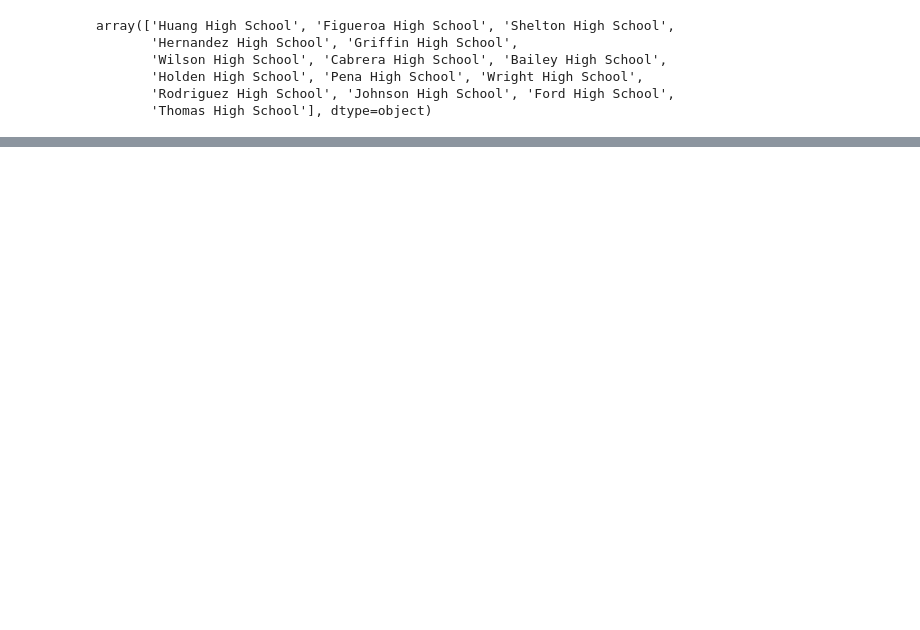
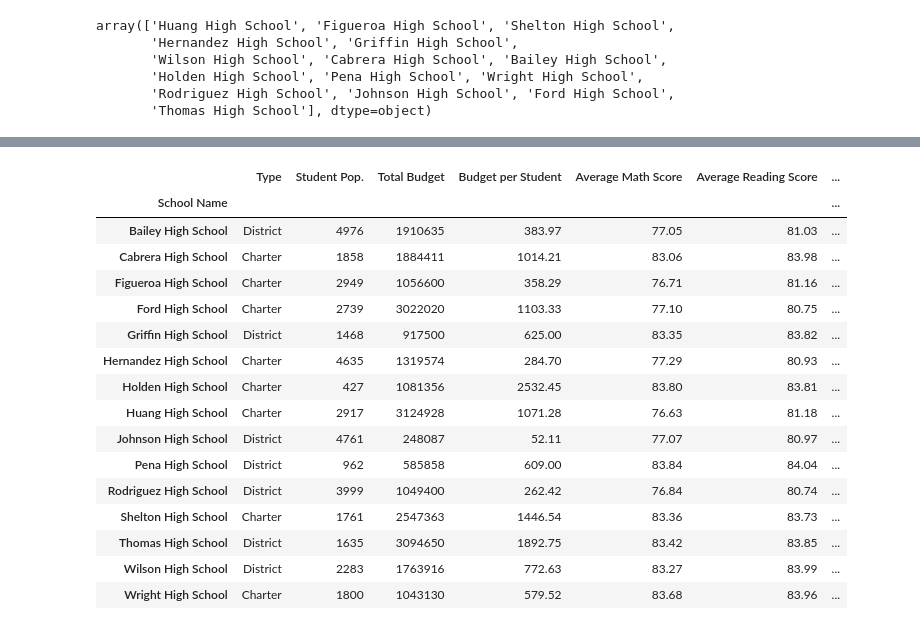
Before and after one commit to summer725/Pandas-Challenge, a Jupyter notebook: PyCitySchools/main.ipynb, the cells around one changed output, grey strips where cells are left out. Drawn from its saved outputs; the diff is of its cells as text; code cells hidden in the pictures; blank space fills up the shorter version.

Commit message:
Cleaned and finished the district, school, best overall, and worst overall summary tables

```diff
--- a/PyCitySchools/main.ipynb
+++ b/PyCitySchools/main.ipynb
@@ -148,0 +169,5 @@ school_summary_df
+# %%
+#adding in budget per school
+budget = school_data_complete["budget"].unique()
+school_sum_df["Total Budget"] = budget
+school_sum_df
@@ -148,0 +192,5 @@ school_summary_df
+# %%
+#add budget per student to summary table
+bud_per_studs = round(school_sum_df['Total Budget']/ school_sum_df['Student Pop.'], 2)
+school_sum_df["Budget per Student"] = bud_per_studs
+school_sum_df
@@ -148,0 +215,6 @@ school_summary_df
+# %%
+#add average math score per school
+avg_math_student = school_data_complete.groupby(['school_name'])['math_score'].agg(lambda x: x.mean())
+avg_math_student
+school_sum_df["Average Math Score"] = round(avg_math_student, 2)
+school_sum_df
@@ -148,0 +239,5 @@ school_summary_df
+# %%
+#add average reading score per school
+avg_read_student = school_data_complete.groupby(['school_name'])['reading_score'].agg(lambda x: x.mean())
+school_sum_df["Average Reading Score"] = round(avg_read_student, 2)
+school_sum_df
@@ -148,0 +262,26 @@ school_summary_df
+# %%
+# add % passing math per school
+cond3 = school_data_complete[school_data_complete.math_score >= 70]
+#cond3
+percent_math = cond3['school_name'].value_counts()
+#percent_math
+school_sum_df["% Passing Math"] = round((percent_math/school_sum_df["Student Pop."])*100, 2)
+school_sum_df
+# %% [output]
+|  | Type | Student Pop. | Total Budget | Budget per Student | Average Math Score | Average Reading Score | ... |
+| School Name |  |  |  |  |  |  | ... |
+| Bailey High School | District | 4976 | 1910635 | 383.97 | 77.05 | 81.03 | ... |
+| Cabrera High School | Charter | 1858 | 1884411 | 1014.21 | 83.06 | 83.98 | ... |
+| Figueroa High School | Charter | 2949 | 1056600 | 358.29 | 76.71 | 81.16 | ... |
+| Ford High School | Charter | 2739 | 3022020 | 1103.33 | 77.10 | 80.75 | ... |
+| Griffin High School | District | 1468 | 917500 | 625.00 | 83.35 | 83.82 | ... |
+| Hernandez High School | Charter | 4635 | 1319574 | 284.70 | 77.29 | 80.93 | ... |
+| Holden High School | Charter | 427 | 1081356 | 2532.45 | 83.80 | 83.81 | ... |
+| Huang High School | Charter | 2917 | 3124928 | 1071.28 | 76.63 | 81.18 | ... |
+| Johnson High School | District | 4761 | 248087 | 52.11 | 77.07 | 80.97 | ... |
+| Pena High School | District | 962 | 585858 | 609.00 | 83.84 | 84.04 | ... |
+| Rodriguez High School | District | 3999 | 1049400 | 262.42 | 76.84 | 80.74 | ... |
+| Shelton High School | Charter | 1761 | 2547363 | 1446.54 | 83.36 | 83.73 | ... |
+| Thomas High School | District | 1635 | 3094650 | 1892.75 | 83.42 | 83.85 | ... |
+| Wilson High School | District | 2283 | 1763916 | 772.63 | 83.27 | 83.99 | ... |
+| Wright High School | Charter | 1800 | 1043130 | 579.52 | 83.68 | 83.96 | ... |
```
Also changed, not shown: parts of 19 cells of this notebook.
